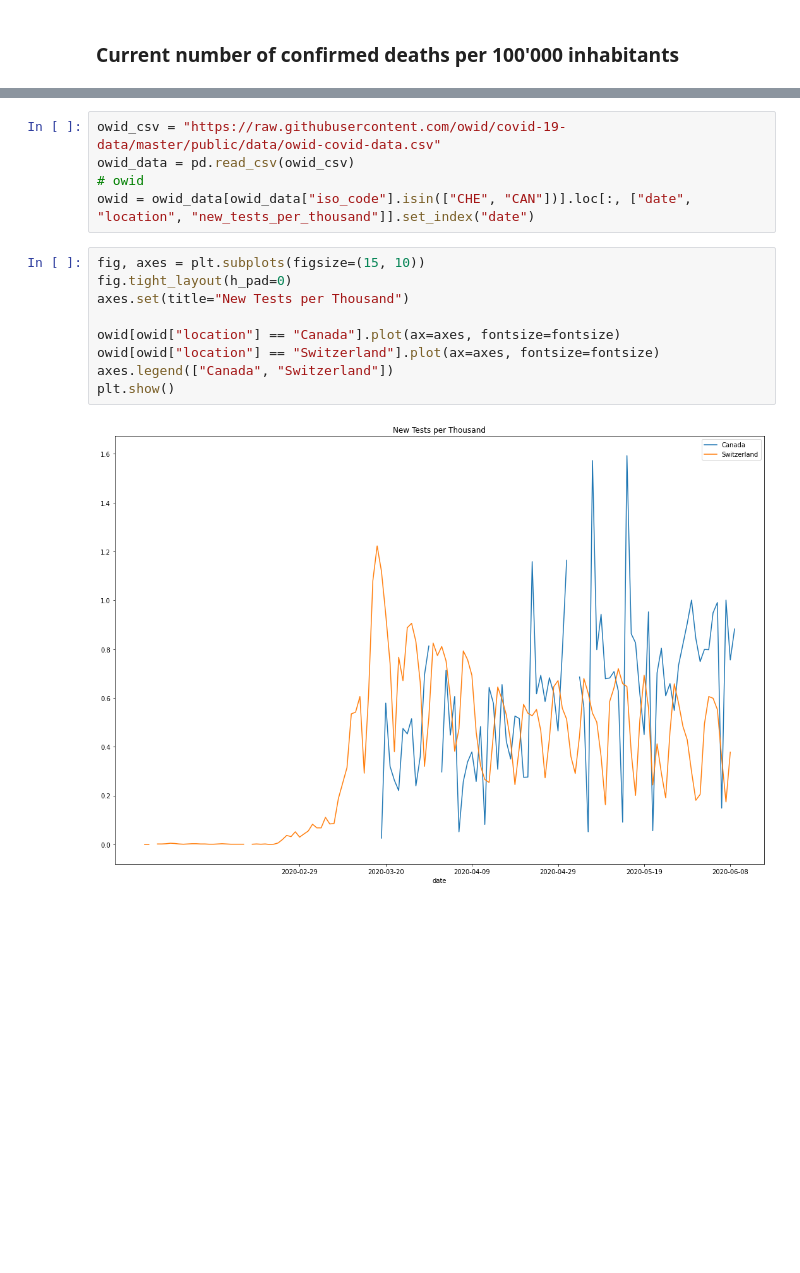
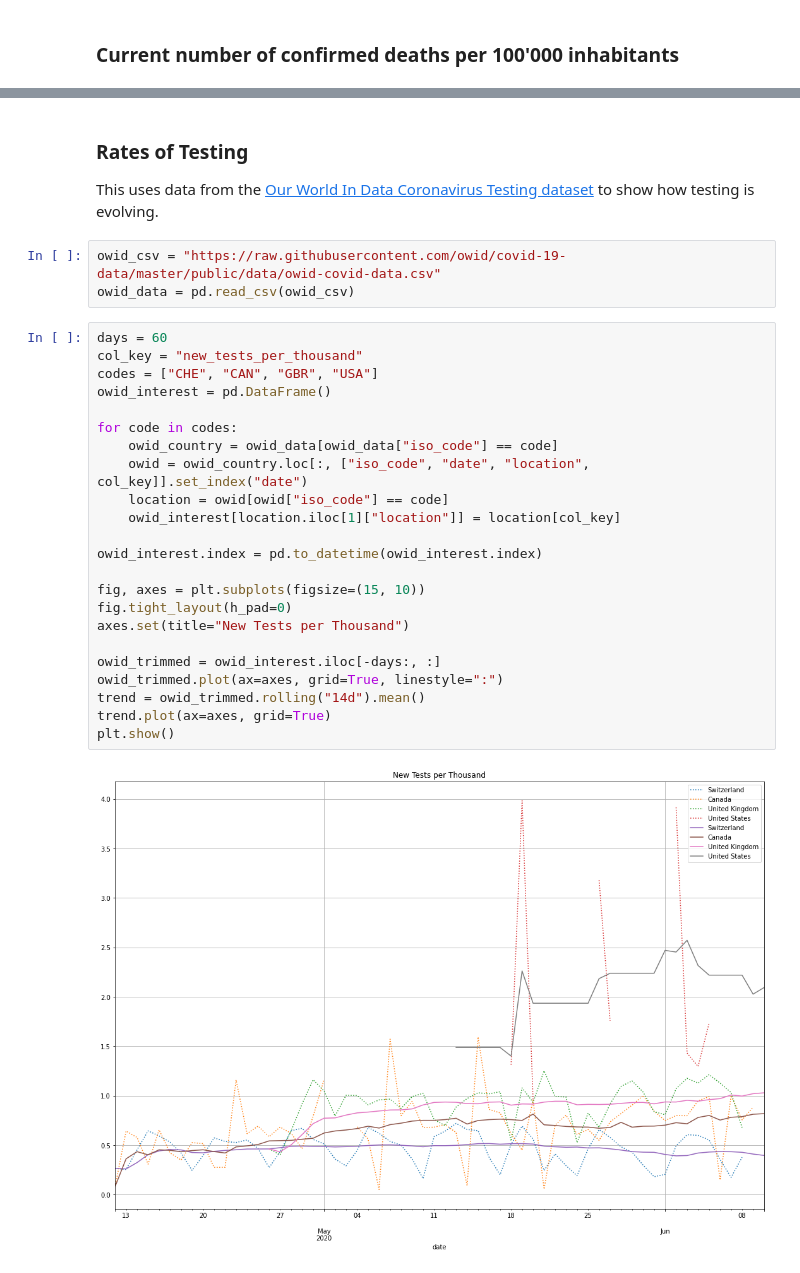
Before and after one commit to willharris/coronastats, a Jupyter notebook: coronastats.ipynb, the cells around one changed output, grey strips where cells are left out. Drawn from its saved outputs; the diff is of its cells as text; blank space fills up the shorter version.

```diff
--- a/coronastats.ipynb
+++ b/coronastats.ipynb
@@ -176,17 +176,33 @@ for k, v in dpm_today.iterrows():
+# %% [markdown]
+### Rates of Testing
+
+This uses data from the [Our World In Data Coronavirus Testing dataset](https://ourworldindata.org/coronavirus-testing) to show how testing is evolving.
 # %%
 owid_csv = "https://raw.githubusercontent.com/owid/covid-19-data/master/public/data/owid-covid-data.csv"
 owid_data = pd.read_csv(owid_csv)
-# owid
-owid = owid_data[owid_data["iso_code"].isin(["CHE", "CAN"])].loc[:, ["date", "location", "new_tests_per_thousand"]].set_index("date")
-# %%
-fig, axes = plt.subplots(figsize=(15, 10))
-fig.tight_layout(h_pad=0)
-axes.set(title="New Tests per Thousand")
-
-owid[owid["location"] == "Canada"].plot(ax=axes, fontsize=fontsize)
-owid[owid["location"] == "Switzerland"].plot(ax=axes, fontsize=fontsize)
-axes.legend(["Canada", "Switzerland"])
-plt.show()
-# %% [output]
-[figure, removed]
+# %%
+days = 60
+col_key = "new_tests_per_thousand"
+codes = ["CHE", "CAN", "GBR", "USA"]
+owid_interest = pd.DataFrame()
+
+for code in codes:
+    owid_country = owid_data[owid_data["iso_code"] == code]
+    owid = owid_country.loc[:, ["iso_code", "date", "location", col_key]].set_index("date")
+    location = owid[owid["iso_code"] == code]
+    owid_interest[location.iloc[1]["location"]] = location[col_key]
+
+owid_interest.index = pd.to_datetime(owid_interest.index)
+
+fig, axes = plt.subplots(figsize=(15, 10))
+fig.tight_layout(h_pad=0)
+axes.set(title="New Tests per Thousand")
+
+owid_trimmed = owid_interest.iloc[-days:, :]
+owid_trimmed.plot(ax=axes, grid=True, linestyle=":")
+trend = owid_trimmed.rolling("14d").mean()
+trend.plot(ax=axes, grid=True)
+plt.show()
+# %% [output]
+[figure, added]
 # %%
```
Also changed, not shown: parts of 8 cells of this notebook.
